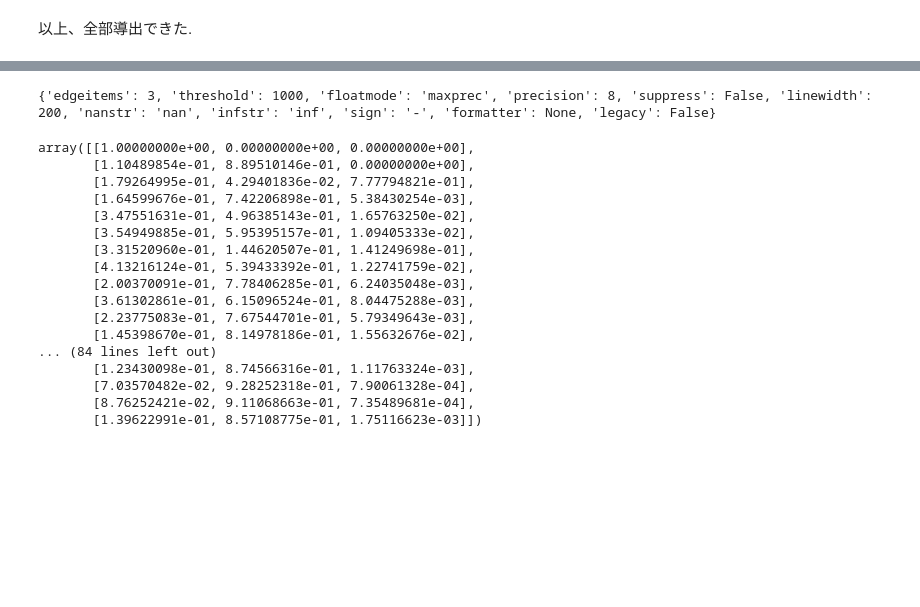
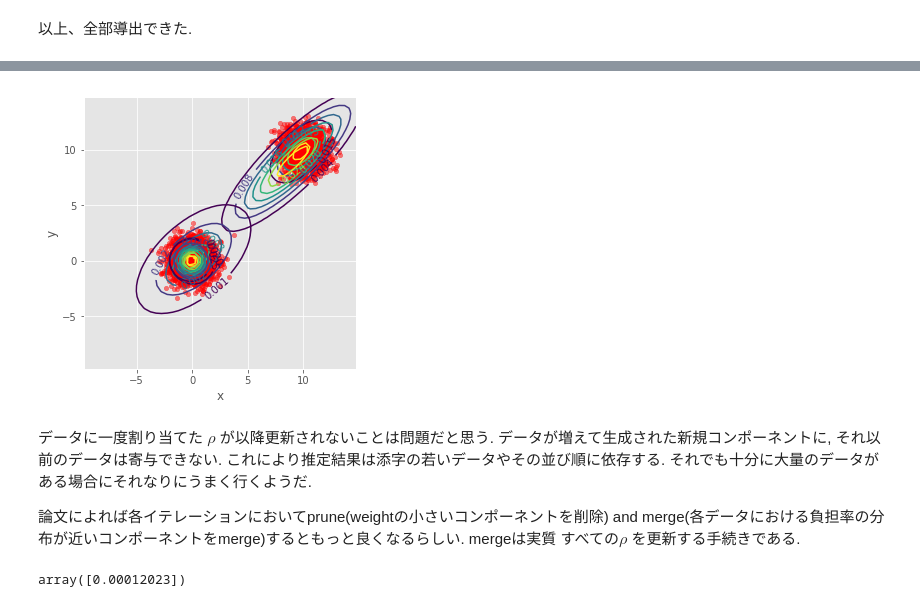
Before and after one commit to kazufusa/til, a Jupyter notebook: 20180826_Lin_2013/readme.ipynb, the cells around one changed output, grey strips where cells are left out. Saved outputs shown, nothing was run; the diff lists cells and outputs as text; code cells hidden in the pictures; blank space fills up the shorter version.

```diff
--- a/20180826_Lin_2013/readme.ipynb
+++ b/20180826_Lin_2013/readme.ipynb
@@ -600,23 +619,10 @@ print(rho.sum(axis=0)[0:K]/100)
-# %%
-# print(np.get_printoptions())
-# np.set_printoptions(precision=8, linewidth=70)
-rho[:,0:3]
-# %% [output]
-{'edgeitems': 3, 'threshold': 1000, 'floatmode': 'maxprec', 'precision': 8, 'suppress': False, 'linewidth': 200, 'nanstr': 'nan', 'infstr': 'inf', 'sign': '-', 'formatter': None, 'legacy': False}
-array([[1.00000000e+00, 0.00000000e+00, 0.00000000e+00],
-       [1.10489854e-01, 8.89510146e-01, 0.00000000e+00],
-       [1.79264995e-01, 4.29401836e-02, 7.77794821e-01],
-       [1.64599676e-01, 7.42206898e-01, 5.38430254e-03],
-       [3.47551631e-01, 4.96385143e-01, 1.65763250e-02],
-       [3.54949885e-01, 5.95395157e-01, 1.09405333e-02],
-       [3.31520960e-01, 1.44620507e-01, 1.41249698e-01],
-       [4.13216124e-01, 5.39433392e-01, 1.22741759e-02],
-       [2.00370091e-01, 7.78406285e-01, 6.24035048e-03],
-       [3.61302861e-01, 6.15096524e-01, 8.04475288e-03],
-       [2.23775083e-01, 7.67544701e-01, 5.79349643e-03],
-       [1.45398670e-01, 8.14978186e-01, 1.55632676e-02],
-... (84 lines left out)
-       [1.23430098e-01, 8.74566316e-01, 1.11763324e-03],
-       [7.03570482e-02, 9.28252318e-01, 7.90061328e-04],
-       [8.76252421e-02, 9.11068663e-01, 7.35489681e-04],
-       [1.39622991e-01, 8.57108775e-01, 1.75116623e-03]])
+# %%
+K = 5
+plot(pd.DataFrame(x[:, 0:i].T, columns=['x', 'y']))
+# %% [output]
+[figure, added]
+# %% [markdown]
+データに一度割り当てた $ \rho $ が以降更新されないことは問題だと思う. データが増えて生成された新規コンポーネントに, それ以前のデータは寄与できない. これにより推定結果は添字の若いデータやその並び順に依存する.
+それでも十分に大量のデータがある場合にそれなりにうまく行くようだ.
+
+論文によれば各イテレーションにおいてprune(weightの小さいコンポーネントを削除) and merge(各データにおける負担率の分布が近いコンポーネントをmerge)するともっと良くなるらしい. mergeは実質 すべての$ \rho $ を更新する手続きである.
@@ -622,0 +636,34 @@ array([[1.00000000e+00, 0.00000000e+00, 0.00000000e+00],
+# %%
+#[[8.92942262]
+# [8.8773688 ]] 342.58217572070873 342.68217572070876 [[ 0.00185455 -0.00173809]
+# [-0.00173809  0.00190695]]
+i = 617
+
+# eq15( k le K)
+def eq15_1(w, D, x, mu_k, beta_k, nu_k, W_k):
+    return w * t_pdf(
+        x,
+        mu_k,
+        beta_k * (nu_k + 1 - D) * W_k / (1 + beta_k),
+        (nu_k + 1 - D)
+    )
+# PDF of student's t distribution
+def t_pdf(x, m, Lambda, df):
+    D = len(m)
+    if len(x) != D:
+        m = m.reshape(D, 1)
+        x = x.T
+
+    return np.diag(
+        np.exp(sp.special.loggamma(D/2. + df/2.) - sp.special.loggamma(df/2.)) *
+        np.power(np.linalg.det(Lambda), 1/2.) /
+        np.power(np.pi * df, D/2.) *
+        np.power(1 + (x-m).T@Lambda@(x-m)/df, -(D+df)/2.)
+    )
+_mu_k = np.array([[8.92942262], [8.8773688 ]])
+_beta_k = 342.58217572070873
+_nu_k = 342.68217572070876
+_W_k = np.array([[ 0.00185455,-0.00173809],[-0.00173809,0.00190695]])
+eq15_1(1, D, x[:,i:i+1], _mu_k, _beta_k, _nu_k, _W_k)
+# %% [output]
+array([0.00012023])
```
Also changed, not shown: parts of 12 cells of this notebook.
